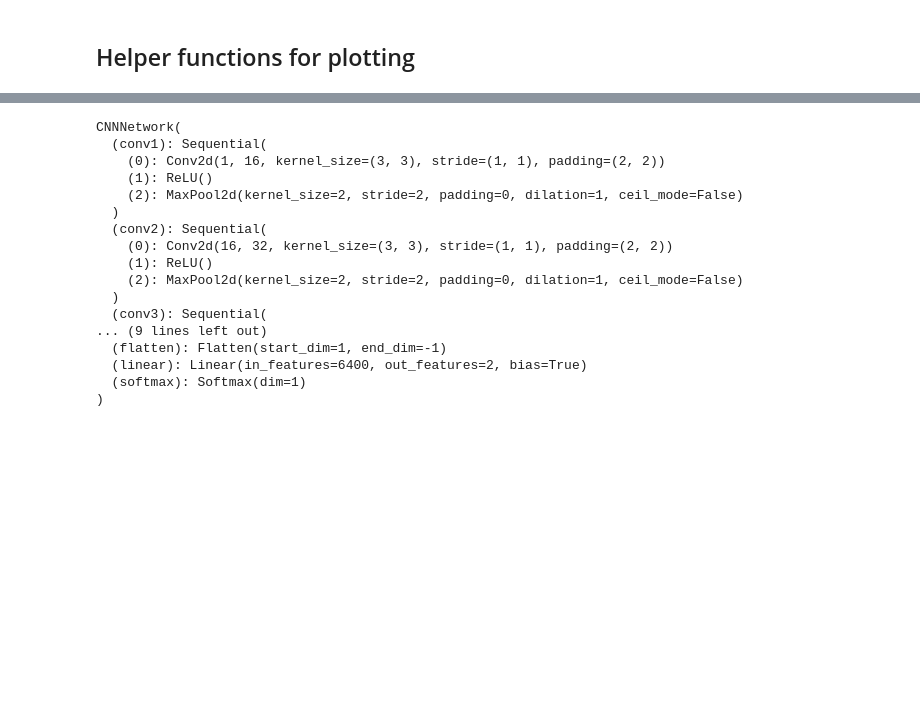
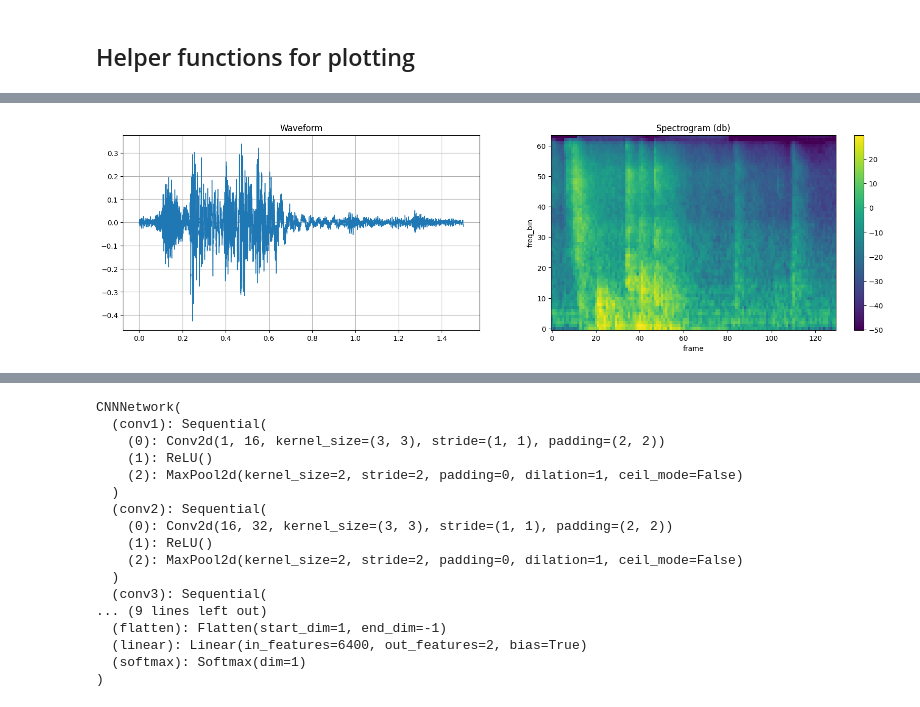
Before and after one commit to jaronsander/sip_data, a Jupyter notebook: demo.ipynb, the cells around one changed output, grey strips where cells are left out. Drawn from its saved outputs; the diff is of its cells as text; code cells hidden in the pictures; blank space fills up the shorter version.

```diff
--- a/demo.ipynb
+++ b/demo.ipynb
@@ -78,6 +99,10 @@ fall, fsr = torchaudio.load('random_falls/random-fall_2_1.wav')
 Audio(data=fall, rate=fsr)
 # %% [output]
 [interactive output not drawn]
+# %%
+plot_audio(fall, fsr)
+# %% [output]
+[figure, added]
 # %%
 pfall, fsr = torchaudio.load('percussive_audio/random_falls/random-fall_2_1.wav')
 Audio(data=pfall, rate=fsr)
```
Also changed, not shown: parts of 24 cells of this notebook, 2 other files.
